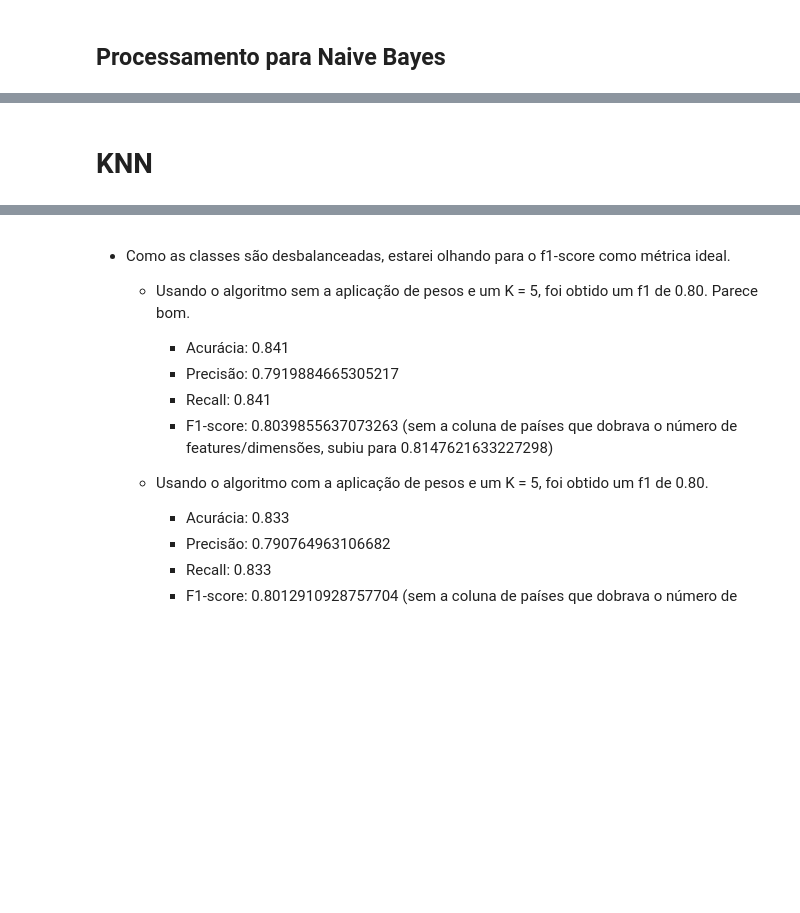
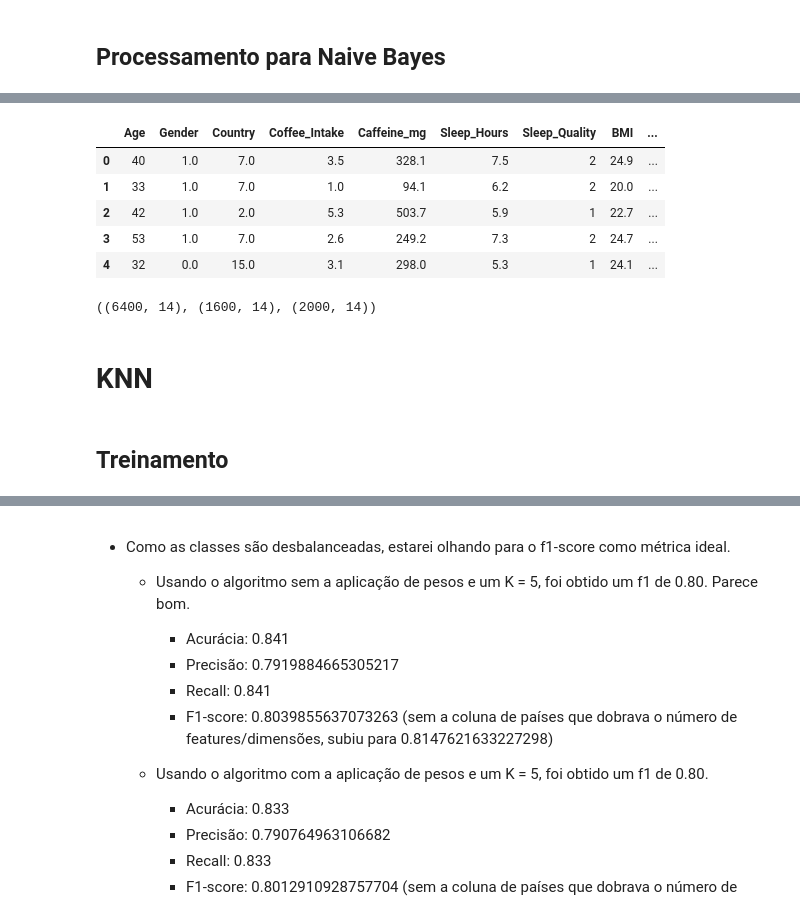
Before and after one commit to zurawskigabriel/T1_Aprendizado_De_Maquina, a Jupyter notebook: main.ipynb, the cells around one changed output, grey strips where cells are left out. Saved outputs shown, nothing was run; the diff lists cells and outputs as text; code cells hidden in the pictures; blank space fills up the shorter version.

```diff
--- a/main.ipynb
+++ b/main.ipynb
@@ -182,0 +246,47 @@ test.to_csv("testNB.csv")
+# %%
+dataAD = dataWithoutHealthIssues.copy()
+
+# Colunas categóricas nominais a serem encodadas
+columns_to_encode = [
+    'Gender',
+    'Country',
+    'Occupation',
+]
+
+encoder = OrdinalEncoder()
+dataAD[columns_to_encode] = encoder.fit_transform(dataAD[columns_to_encode])
+
+# Conversão manual das colunas ordinais Sleep_Quality e Stress_Level para valores numéricos
+sleepQualityMap = {
+    'Poor': 0,
+    'Fair': 1,
+    'Good': 2,
+    'Excellent': 3
+}
+
+stressLevelMap = {
+    'Low': 0,
+    'Medium': 1,
+    'High': 2
+}
+
+dataAD['Sleep_Quality'] = dataAD['Sleep_Quality'].map(sleepQualityMap)
+dataAD['Stress_Level'] = dataAD['Stress_Level'].map(stressLevelMap)
+
+dataAD.drop(columns=['ID'], inplace=True)
+
+dataAD.head()
+# %% [output]
+|  | Age | Gender | Country | Coffee_Intake | Caffeine_mg | Sleep_Hours | Sleep_Quality | BMI | ... |
+| 0 | 40 | 1.0 | 7.0 | 3.5 | 328.1 | 7.5 | 2 | 24.9 | ... |
+| 1 | 33 | 1.0 | 7.0 | 1.0 | 94.1 | 6.2 | 2 | 20.0 | ... |
+| 2 | 42 | 1.0 | 2.0 | 5.3 | 503.7 | 5.9 | 1 | 22.7 | ... |
+| 3 | 53 | 1.0 | 7.0 | 2.6 | 249.2 | 7.3 | 2 | 24.7 | ... |
+| 4 | 32 | 0.0 | 15.0 | 3.1 | 298.0 | 5.3 | 1 | 24.1 | ... |
+# %%
+# divide o dataset em treino, validacao e teste
+train, test = train_test_split(dataAD, test_size=0.2, stratify=dataAD["Sleep_Quality"])
+train, validation = train_test_split(train, test_size=0.2, stratify=train["Sleep_Quality"])
+train.shape, validation.shape, test.shape
+# %% [output]
+((6400, 14), (1600, 14), (2000, 14))
@@ -187,6 +301,8 @@ import pandas as pd
 from sklearn.neighbors import KNeighborsClassifier
 from sklearn.metrics import accuracy_score, precision_score, recall_score, f1_score
 import plotly.graph_objects as go
+# %% [markdown]
+## Treinamento
 # %%
 train = pd.read_csv("trainKNN.csv")
 validation = pd.read_csv("validationKNN.csv")
```
Also changed, not shown: parts of 37 cells of this notebook, 6 other files.
